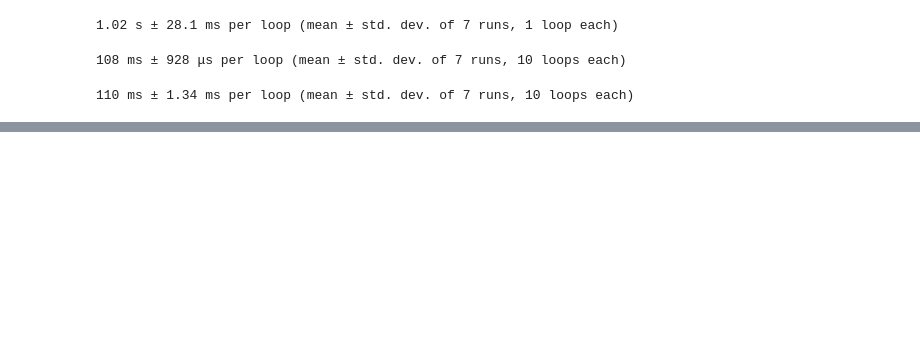
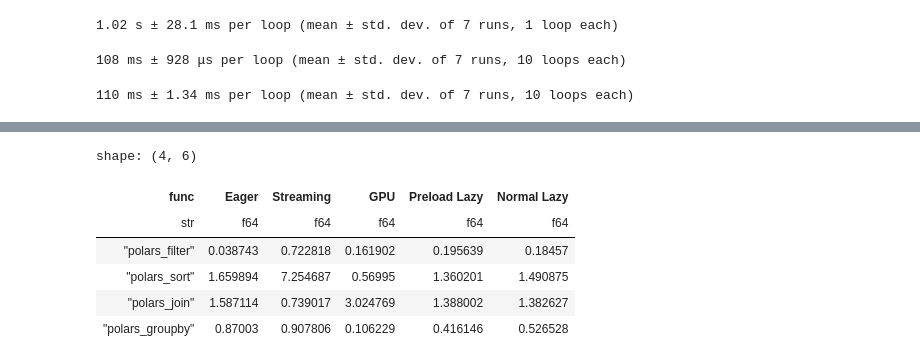
Before and after one commit to Baukebrenninkmeijer/polars-pyspark-pandas-comparison, a Jupyter notebook: results/analysis.ipynb, the cells around one changed output, grey strips where cells are left out. Cells and saved outputs as stored; diff of their text form; code cells hidden in the pictures; blank space fills up the shorter version.

```diff
--- a/results/analysis.ipynb
+++ b/results/analysis.ipynb
@@ -823,0 +1064,14 @@ with pl.Config() as cfg:
+# %%
+(
+    eval.group_by("func", "kind")
+    .agg(pl.mean("duration"))
+    .pivot(index=["func"], on="kind")
+)
+# %% [output]
+shape: (4, 6)
+| func | Eager | Streaming | GPU | Preload Lazy | Normal Lazy |
+| str | f64 | f64 | f64 | f64 | f64 |
+| "polars_filter" | 0.038743 | 0.722818 | 0.161902 | 0.195639 | 0.18457 |
+| "polars_sort" | 1.659894 | 7.254687 | 0.56995 | 1.360201 | 1.490875 |
+| "polars_join" | 1.587114 | 0.739017 | 3.024769 | 1.388002 | 1.382627 |
+| "polars_groupby" | 0.87003 | 0.907806 | 0.106229 | 0.416146 | 0.526528 |
```
Also changed, not shown: parts of 15 cells of this notebook, 3 other files.
